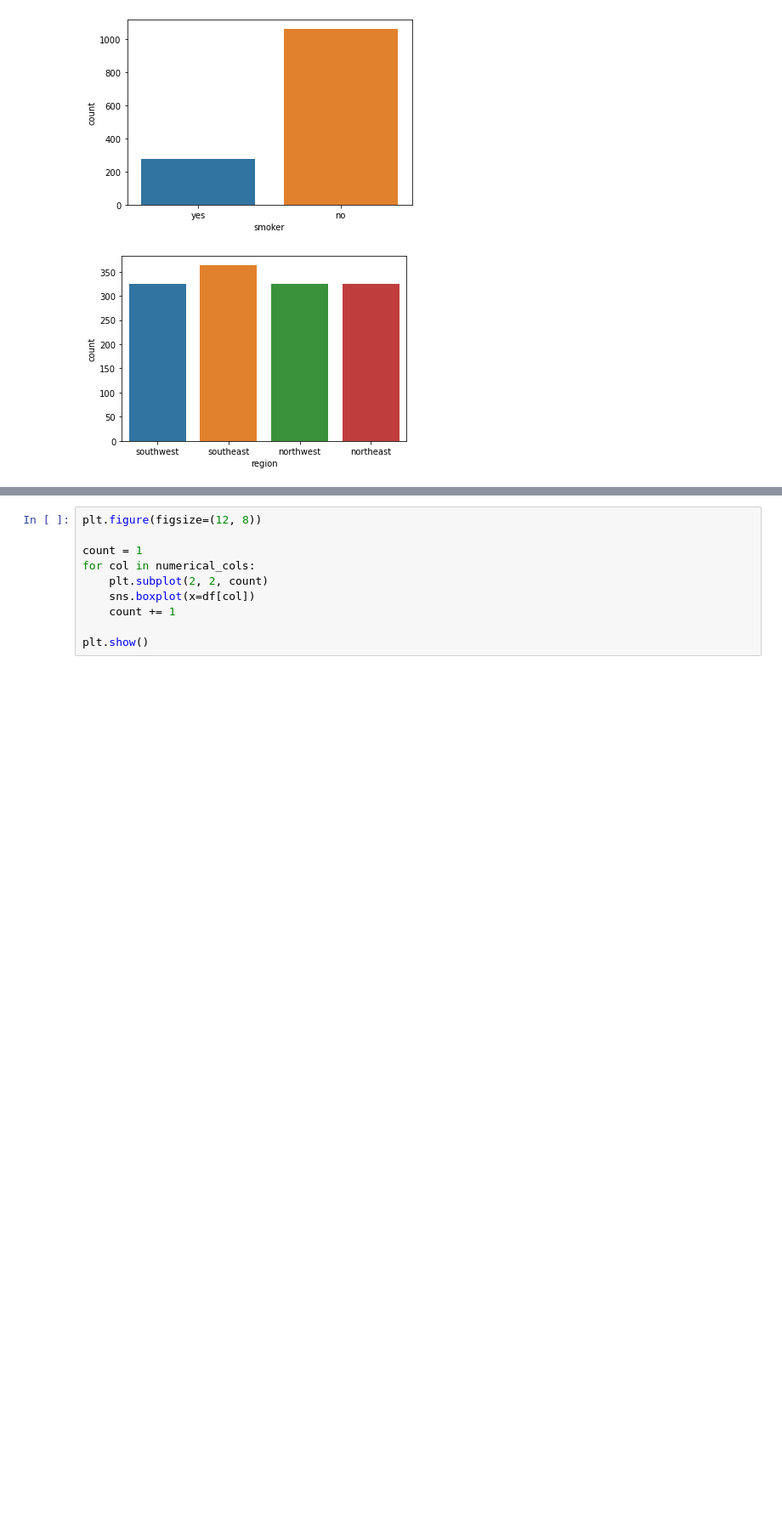
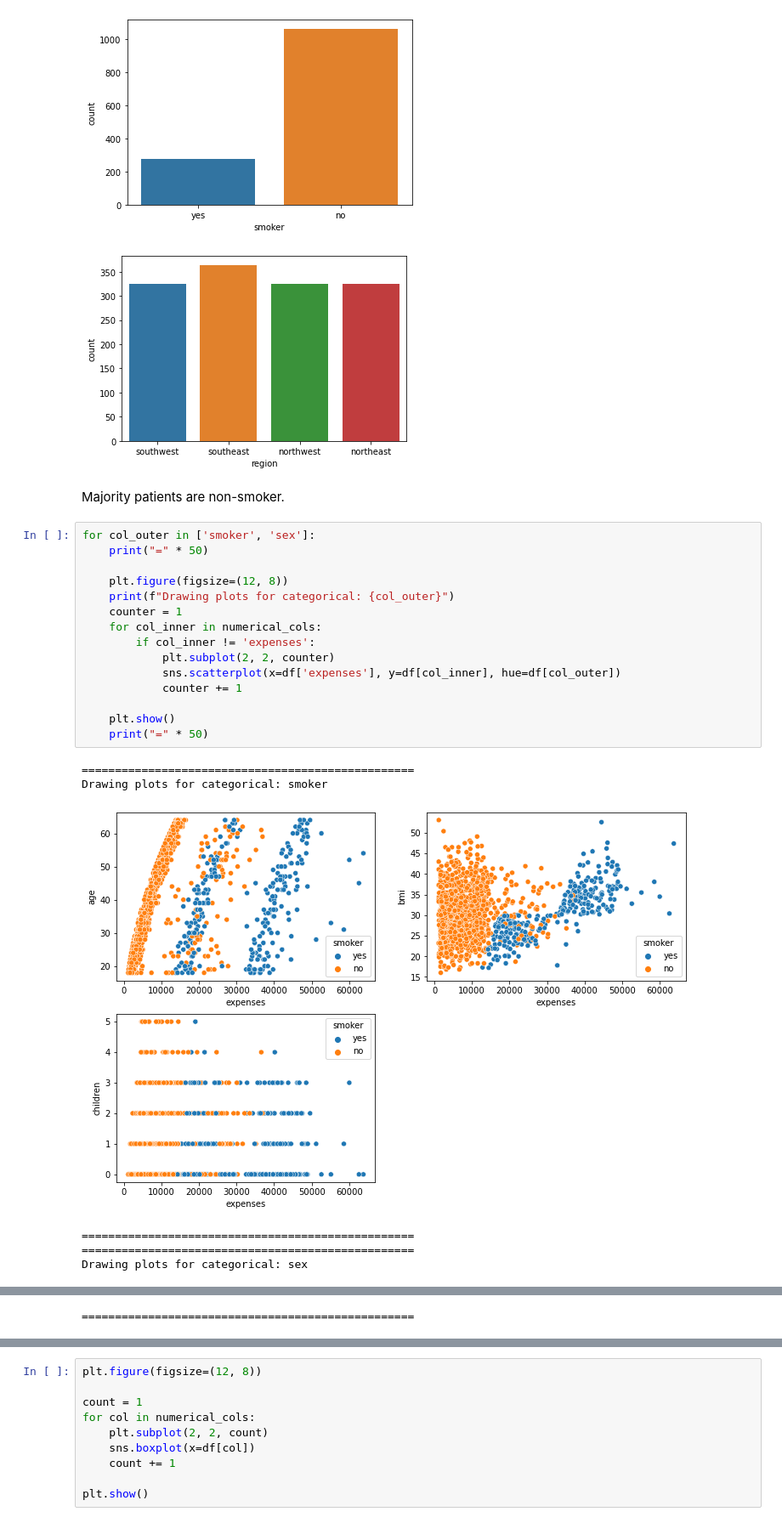
Before and after one commit to ikaushikpal/Insurance_Premium_Prediction, a Jupyter notebook: jNotebook Files/Insurance Premium Prediction.ipynb, the cells around one changed output, grey strips where cells are left out. Shown: that part at 85% size. Drawn from its saved outputs; the diff is of its cells as text; blank space fills up the shorter version.

```diff
--- a/jNotebook Files/Insurance Premium Prediction.ipynb
+++ b/jNotebook Files/Insurance Premium Prediction.ipynb
@@ -84,3 +158,27 @@ for col in categorical_cols:
 [figure]
 [figure]
 [figure]
+# %% [markdown]
+Majority patients are non-smoker.
+# %%
+for col_outer in ['smoker', 'sex']:
+    print("=" * 50)
+
+    plt.figure(figsize=(12, 8))
+    print(f"Drawing plots for categorical: {col_outer}")
+    counter = 1
+    for col_inner in numerical_cols:
+        if col_inner != 'expenses':
+            plt.subplot(2, 2, counter)
+            sns.scatterplot(x=df['expenses'], y=df[col_inner], hue=df[col_outer])
+            counter += 1
+
+    plt.show()
+    print("=" * 50)
+# %% [output]
+==================================================
+Drawing plots for categorical: smoker
+[figure, added]
+==================================================
+==================================================
+Drawing plots for categorical: sex
@@ -86,0 +186 @@ for col in categorical_cols:
+==================================================
```
Also changed, not shown: parts of 40 cells of this notebook.
